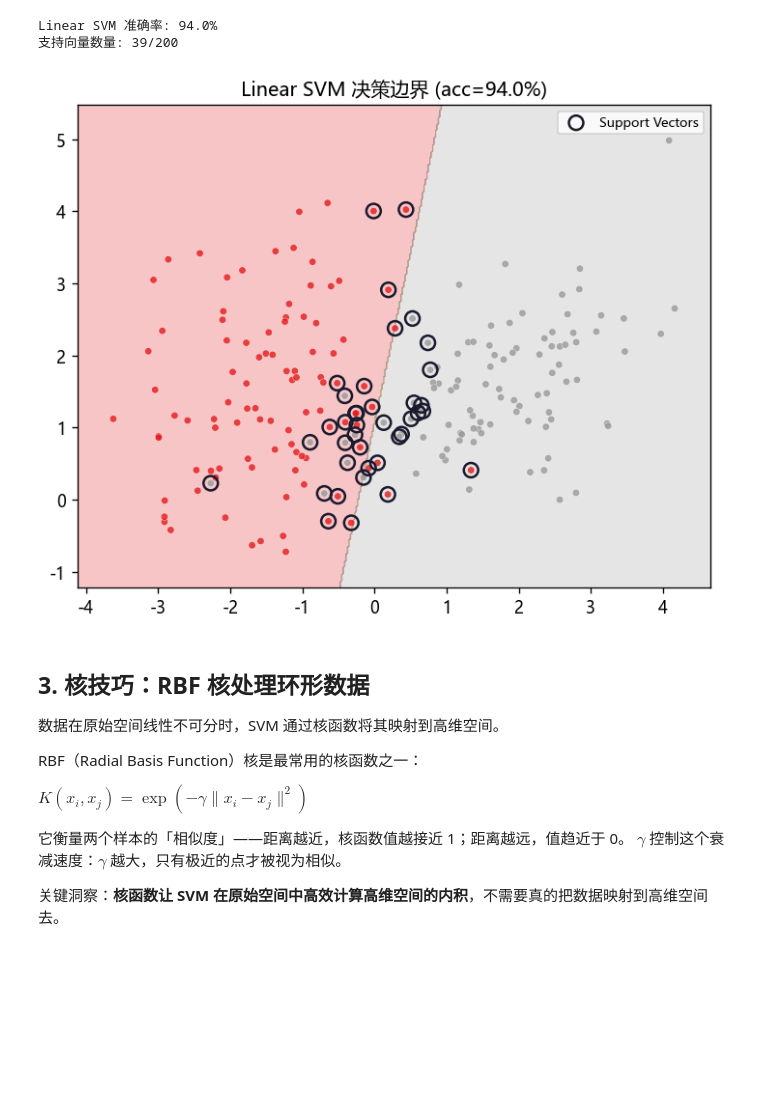
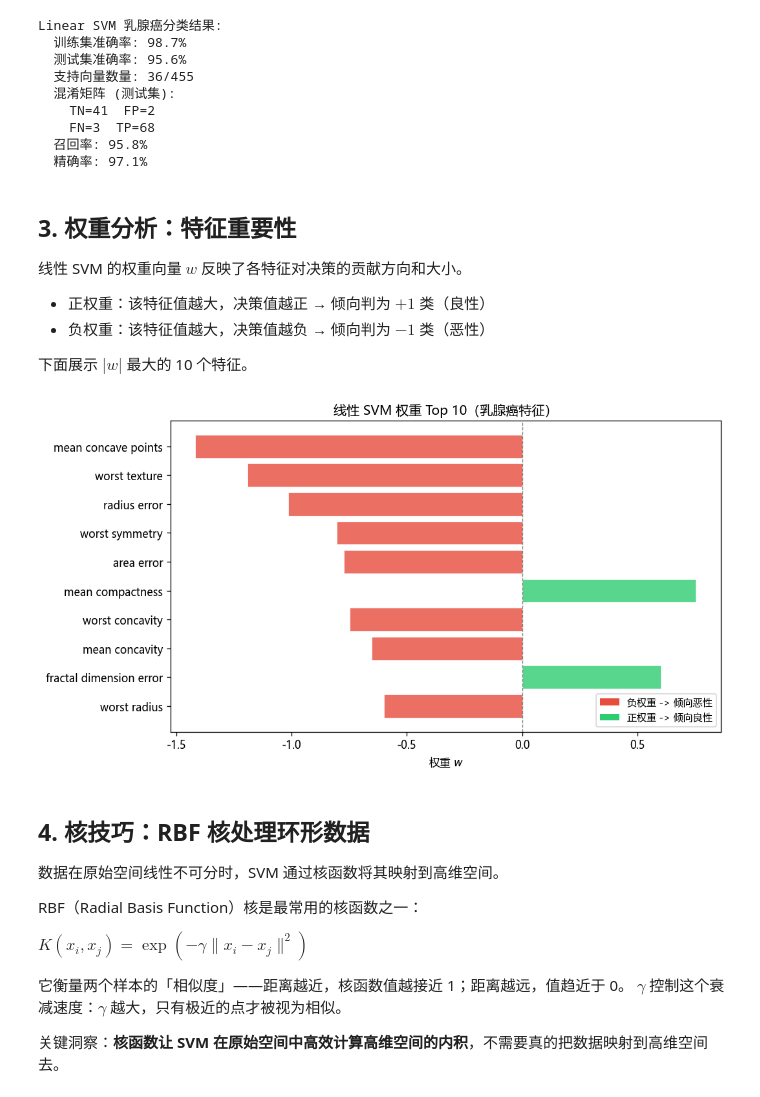
Before and after one commit to HuangWuwutelling/ml-learning, a Jupyter notebook: notebooks/day9_svm.ipynb, the cells around one changed output. Saved outputs shown, nothing was run; the diff lists cells and outputs as text; code cells hidden in the pictures; blank space fills up the shorter version.

```diff
--- a/notebooks/day9_svm.ipynb
+++ b/notebooks/day9_svm.ipynb
@@ -60,11 +78,31 @@ plt.show()
 # %%
-svm_lin = SVM(C=1.0, kernel='linear', max_iter=200)
-svm_lin.fit(X_lin, y_lin)
-pred_lin = svm_lin.predict(X_lin)
-acc_lin = (pred_lin == y_lin).mean()
+svm_bc = SVM(C=1.0, kernel='linear', max_iter=200)
+svm_bc.fit(X_bc_train, y_bc_train)
 
-print(f'Linear SVM 准确率: {acc_lin*100:.1f}%')
-print(f'支持向量数量: {svm_lin.n_support_}/{len(X_lin)}')
+pred_train = svm_bc.predict(X_bc_train)
+pred_test = svm_bc.predict(X_bc_test)
+acc_train = (pred_train == y_bc_train).mean()
+acc_test = (pred_test == y_bc_test).mean()
+
+cm = confusion_matrix(y_bc_test, pred_test)
+tn, fp, fn, tp = cm.ravel()
+
+print(f'Linear SVM 乳腺癌分类结果:')
+print(f'  训练集准确率: {acc_train*100:.1f}%')
+print(f'  测试集准确率: {acc_test*100:.1f}%')
+print(f'  支持向量数量: {svm_bc.n_support_}/{len(X_bc_train)}')
+print(f'  混淆矩阵 (测试集):')
+print(f'    TN={tn}  FP={fp}')
+print(f'    FN={fn}  TP={tp}')
+print(f'  召回率: {tp/(tp+fn)*100:.1f}%')
+print(f'  精确率: {tp/(tp+fp)*100:.1f}%')
 # %% [output]
-Linear SVM 准确率: 94.0%
-支持向量数量: 39/200
+Linear SVM 乳腺癌分类结果:
+  训练集准确率: 98.7%
+  测试集准确率: 95.6%
+  支持向量数量: 36/455
+  混淆矩阵 (测试集):
+    TN=41  FP=2
+    FN=3  TP=68
+  召回率: 95.8%
+  精确率: 97.1%
@@ -97,13 +109,44 @@ def plot_decision_boundary(model, X, y, ax, title, show_sv=True):
+# %% [markdown]
+## 3. 权重分析：特征重要性
+
+线性 SVM 的权重向量 $w$ 反映了各特征对决策的贡献方向和大小。
+
+- 正权重：该特征值越大，决策值越正 → 倾向判为 $+1$ 类（良性）
+- 负权重：该特征值越大，决策值越负 → 倾向判为 $-1$ 类（恶性）
+
+下面展示 $|w|$ 最大的 10 个特征。
 # %%
-fig, ax = plt.subplots(figsize=(6, 5))
-plot_decision_boundary(svm_lin, X_lin, y_lin, ax,
-                       f'Linear SVM 决策边界 (acc={acc_lin*100:.1f}%)')
+# linear kernel: w = sum(alpha_i * y_i * x_i) over SVs
+w = np.dot(svm_bc.alpha_ * svm_bc.sv_y_, svm_bc.sv_X_)
+w = w.flatten()
+feature_names = bc.feature_names
+
+order = np.argsort(np.abs(w))[::-1]
+top_n = 10
+top_idx = order[:top_n]
+
+fig, ax = plt.subplots(figsize=(9, 5))
+colors = ['#e74c3c' if w[i] < 0 else '#2ecc71' for i in top_idx]
+ax.barh(range(top_n), w[top_idx], color=colors, alpha=0.8, edgecolor='white', linewidth=0.5)
+ax.set_yticks(range(top_n))
+ax.set_yticklabels(feature_names[top_idx])
+ax.set_xlabel('权重 $w$')
+ax.set_title('线性 SVM 权重 Top 10（乳腺癌特征）')
+ax.axvline(0, color='gray', linestyle='--', linewidth=0.8)
+ax.invert_yaxis()
+
+from matplotlib.patches import Patch
+legend_elements = [
+    Patch(facecolor='#e74c3c', label='负权重 -> 倾向恶性'),
+    Patch(facecolor='#2ecc71', label='正权重 -> 倾向良性'),
+]
+ax.legend(handles=legend_elements, fontsize=9, loc='lower right')
 plt.tight_layout()
 plt.show()
 # %% [output]
-[figure, old version]
+[figure, new version]
 # %% [markdown]
-## 3. 核技巧：RBF 核处理环形数据
+## 4. 核技巧：RBF 核处理环形数据
 
 数据在原始空间线性不可分时，SVM 通过核函数将其映射到高维空间。
 
```
Also changed, not shown: parts of 22 cells of this notebook, 12 other files.
